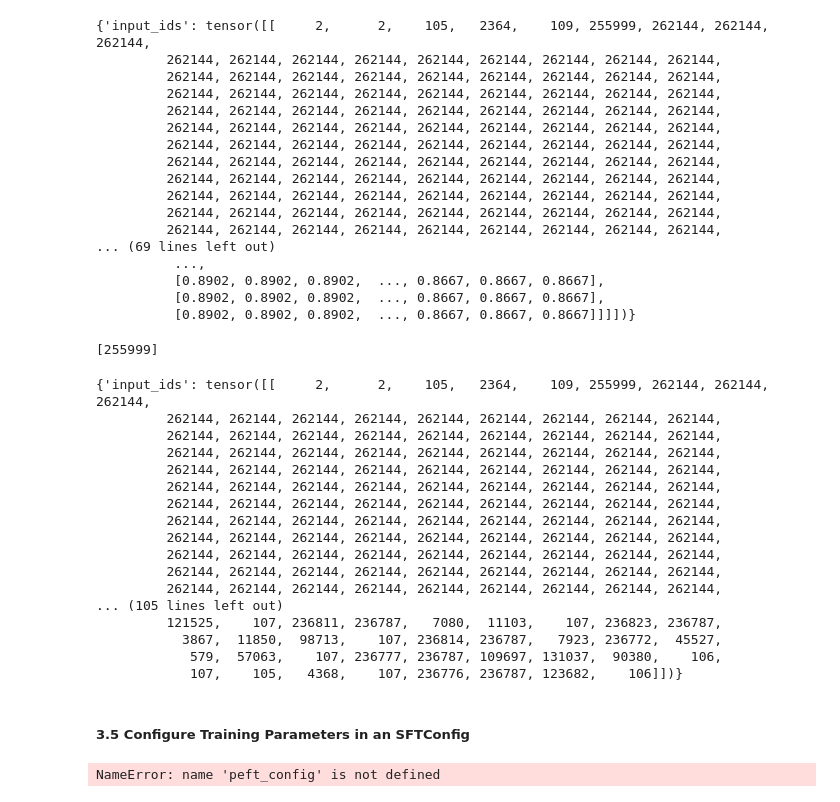
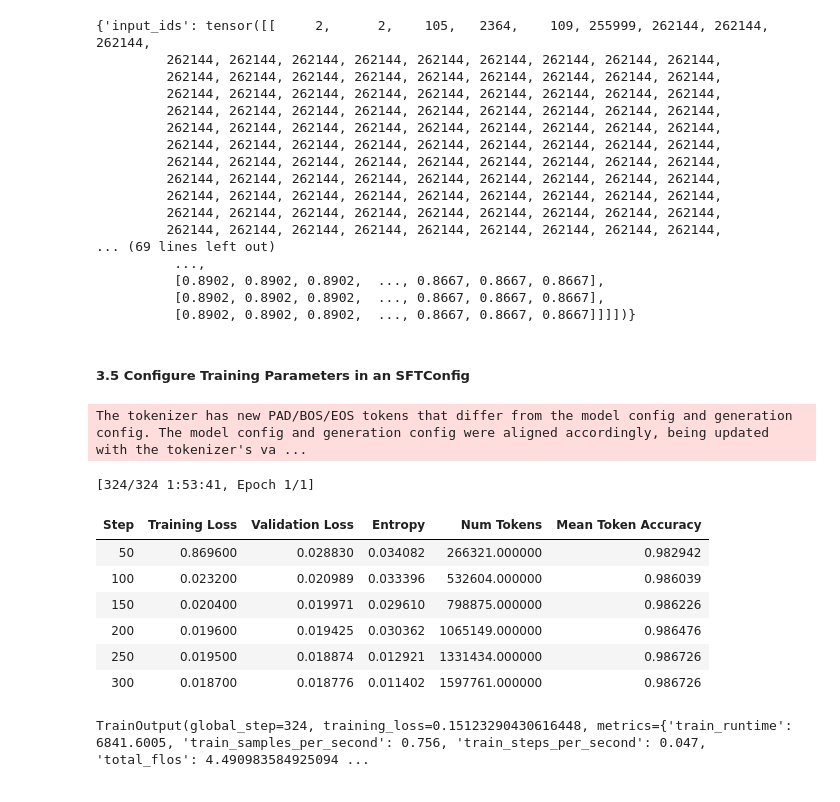
Before and after one commit to santhoshkavi123/FINETUNINGLLMS-SFT, a Jupyter notebook: PEFT/MedicalImageTexttoText.ipynb, the cells around one changed output. Saved outputs shown, nothing was run; the diff lists cells and outputs as text; code cells hidden in the pictures.

```diff
--- a/PEFT/MedicalImageTexttoText.ipynb
+++ b/PEFT/MedicalImageTexttoText.ipynb
@@ -244,5 +261,3 @@ H: cancer-associated stroma
 I: colorectal adenocarcinoma epithelium<end_of_turn>
 <start_of_turn>model
 A: adipose<end_of_turn>
-# %%
-[processor.apply_chat_template(dataset["train"][0]["messages"])]
@@ -332,68 +329,58 @@ def collate_fn(examples):
 
     batch["labels"] = labels
     return batch
-# %%
-collate_fn(examples = [dataset["train"][0]])
-# %% [output]
-[255999]
-{'input_ids': tensor([[     2,      2,    105,   2364,    109, 255999, 262144, 262144, 262144,
-         262144, 262144, 262144, 262144, 262144, 262144, 262144, 262144, 262144,
-         262144, 262144, 262144, 262144, 262144, 262144, 262144, 262144, 262144,
-         262144, 262144, 262144, 262144, 262144, 262144, 262144, 262144, 262144,
-         262144, 262144, 262144, 262144, 262144, 262144, 262144, 262144, 262144,
-         262144, 262144, 262144, 262144, 262144, 262144, 262144, 262144, 262144,
-         262144, 262144, 262144, 262144, 262144, 262144, 262144, 262144, 262144,
-         262144, 262144, 262144, 262144, 262144, 262144, 262144, 262144, 262144,
-         262144, 262144, 262144, 262144, 262144, 262144, 262144, 262144, 262144,
-         262144, 262144, 262144, 262144, 262144, 262144, 262144, 262144, 262144,
-         262144, 262144, 262144, 262144, 262144, 262144, 262144, 262144, 262144,
-         262144, 262144, 262144, 262144, 262144, 262144, 262144, 262144, 262144,
-... (105 lines left out)
-         121525,    107, 236811, 236787,   7080,  11103,    107, 236823, 236787,
-           3867,  11850,  98713,    107, 236814, 236787,   7923, 236772,  45527,
-            579,  57063,    107, 236777, 236787, 109697, 131037,  90380,    106,
-            107,    105,   4368,    107, 236776, 236787, 123682,    106]])}
 # %% [markdown]
 ##### 3.5 Configure Training Parameters in an SFTConfig
 # %%
 from trl import SFTTrainer, SFTConfig
 
-num_train_epochs = 3 # @param {"type" : "number"}
+num_train_epochs = 1 # @param {"type" : "number"}
 learning_rate = 2e-4 # @param {"type" : "number"}
 
 args = SFTConfig(
     output_dir = "medgemma-4b-it-sft-lora-crc-5k",
     num_train_epochs=num_train_epochs,                       # Number of training epochs
     per_device_train_batch_size=4,                           # Batch size per device during training
     per_device_eval_batch_size=4,                            # Batch size per device during evaluation
     gradient_accumulation_steps=4,                           # Number of steps before performing a backward/update pass
     gradient_checkpointing=True,                             # Enable gradient checkpointing to reduce memory usage
     optim="adamw_torch_fused",                               # Use fused AdamW optimizer for better performance
     logging_steps=50,                                        # Number of steps between logs
     save_strategy="epoch",                                   # Save checkpoint every epoch
     eval_strategy="steps",                                   # Evaluate every `eval_steps`
     eval_steps=50,                                           # Number of steps between evaluations
     learning_rate=learning_rate,                             # Learning rate based on QLoRA paper
     bf16=True,                                               # Use bfloat16 precision
     max_grad_norm=0.3,                                       # Max gradient norm based on QLoRA paper
     warmup_ratio=0.03,                                       # Warmup ratio based on QLoRA paper
     lr_scheduler_type="linear",                              # Use linear learning rate scheduler
     push_to_hub=True,                                        # Push model to Hub
     report_to="tensorboard",                                 # Report metrics to tensorboard
     gradient_checkpointing_kwargs={"use_reentrant": False},  # Set gradient checkpointing to non-reentrant to avoid issues
     dataset_kwargs={"skip_prepare_dataset": True},           # Skip default dataset preparation to preprocess manually
     remove_unused_columns = False,                           # Columns are unused for training but needed for data collator
     label_names=["labels"],                                  # Input keys that correspond to the labels
 )
+
+trainer = SFTTrainer(
+    model=model,
+    args=args,
+    train_dataset=dataset["train"],
+    eval_dataset=dataset["validation"],
+    peft_config=peft,
+    processing_class=processor,
+    data_collator=collate_fn,
+)
+
+trainer.train()
+# %% [output]
+The tokenizer has new PAD/BOS/EOS tokens that differ from the model config and generation config. The model config and generation config were aligned accordingly, being updated with the tokenizer's va ...
+[324/324 1:53:41, Epoch 1/1]
+| Step | Training Loss | Validation Loss | Entropy | Num Tokens | Mean Token Accuracy |
+| 50 | 0.869600 | 0.028830 | 0.034082 | 266321.000000 | 0.982942 |
+| 100 | 0.023200 | 0.020989 | 0.033396 | 532604.000000 | 0.986039 |
+| 150 | 0.020400 | 0.019971 | 0.029610 | 798875.000000 | 0.986226 |
+| 200 | 0.019600 | 0.019425 | 0.030362 | 1065149.000000 | 0.986476 |
+| 250 | 0.019500 | 0.018874 | 0.012921 | 1331434.000000 | 0.986726 |
+| 300 | 0.018700 | 0.018776 | 0.011402 | 1597761.000000 | 0.986726 |
+TrainOutput(global_step=324, training_loss=0.15123290430616448, metrics={'train_runtime': 6841.6005, 'train_samples_per_second': 0.756, 'train_steps_per_second': 0.047, 'total_flos': 4.490983584925094 ...
-# %%
-trainer = SFTTrainer(
-    model=model,
-    args=args,
-    train_dataset=dataset["train"],
-    eval_dataset=dataset["validation"],
-    peft_config=peft,
-    processing_class=processor,
-    data_collator=collate_fn,
-)
-# %% [output]
-NameError: name 'peft_config' is not defined
```
Also changed, not shown: parts of 11 cells of this notebook.
